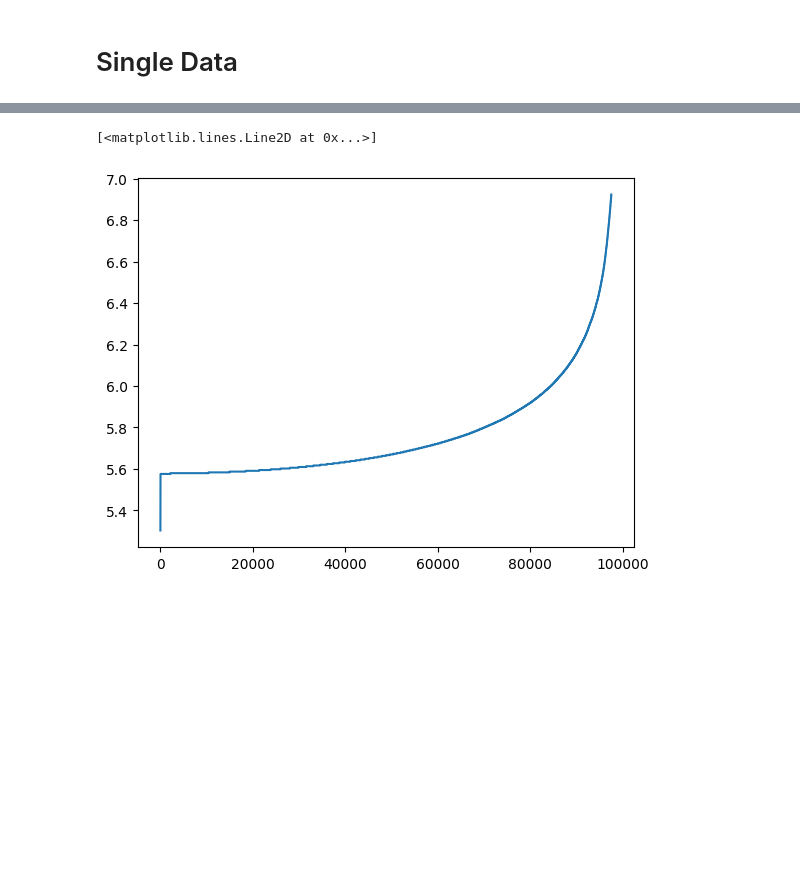
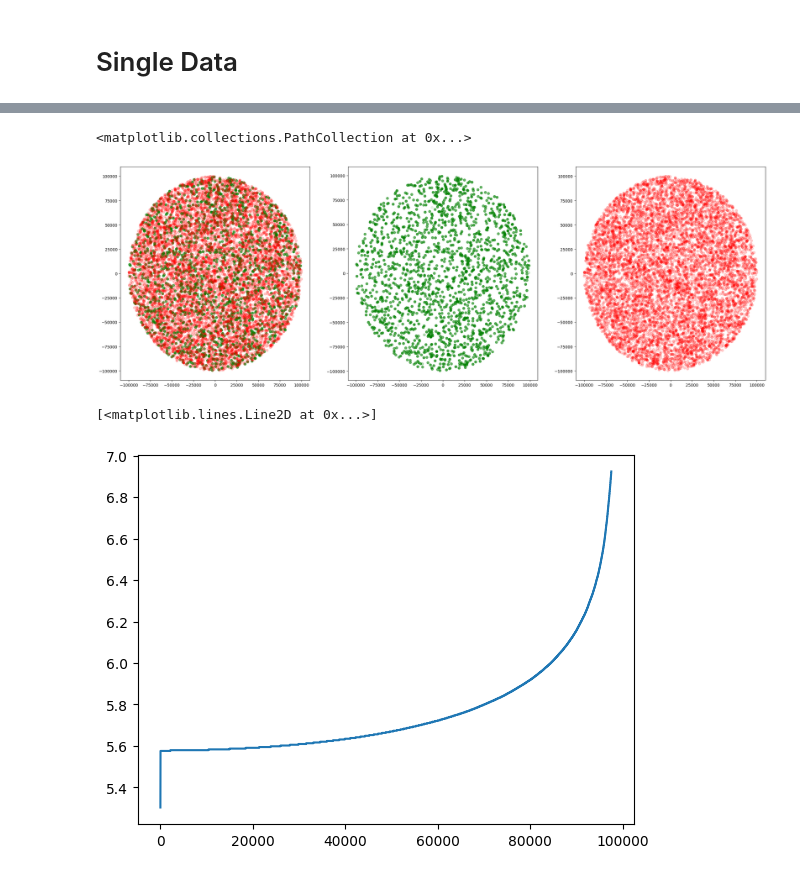
Before and after one commit to zbh888/LEOhandover, a Jupyter notebook: src/dataprocess.ipynb, the cells around one changed output, grey strips where cells are left out. Cells and saved outputs as stored; diff of their text form; code cells hidden in the pictures; blank space fills up the shorter version.

```diff
--- a/src/dataprocess.ipynb
+++ b/src/dataprocess.ipynb
@@ -34,7 +34,7 @@ def generate_points(n, R, x, y):
         points.append(generate_one(R, x, y))
     return points
 
-pos=generate_points(60000, 100000, 0, 0)
+pos=generate_points(10000, 100000, 0, 0)
 UE_positions = {}
 i = 1
 for p in pos:
@@ -78,7 +78,7 @@ retransmission_number_failure = []
 for id in res:
     r = res[id]
     res_retransmission_number[id] = len(r['timestamp']) - 2
-    res_waiting_time[id] = r['timestamp'][-1] - r['timestamp'][0]
+    res_waiting_time[id] = np.log(r['timestamp'][-1] - r['timestamp'][0])
     res_success_or_failure[id] = r['isSuccess']
 
 # Can remove
@@ -167,3 +110,37 @@ for id in UE_positions:
+# %%
+# import numpy as np
+fig, axes = plt.subplots(1, 3, figsize=(36*0.8, 12*0.8))
+
+# Combined Graph
+pos_x = np.array([UE_positions[id][0] for id in UE_positions])
+pos_y = np.array([UE_positions[id][1] for id in UE_positions])
+res_success_or_failure_array = np.array([res_success_or_failure[id] for id in UE_positions])
+colors = np.where(res_success_or_failure_array, 'g', 'red')
+alpha = np.array([res_alpha[id] for id in UE_positions])
+axes[0].scatter(x=pos_x, y=pos_y, c=colors, alpha=alpha)
+
+# Success
+success_UE_positions = {}
+for id in UE_positions:
+    if res_success_or_failure[id]:
+        success_UE_positions[id] = UE_positions[id]
+pos_x = np.array([success_UE_positions[id][0] for id in success_UE_positions])
+pos_y = np.array([success_UE_positions[id][1] for id in success_UE_positions])
+alpha = np.array([res_alpha[id] for id in success_UE_positions])
+axes[1].scatter(x=pos_x, y=pos_y, c='g', alpha=alpha)
+
+# Failure
+failure_UE_positions = {}
+for id in UE_positions:
+    if not res_success_or_failure[id]:
+        failure_UE_positions[id] = UE_positions[id]
+pos_x = np.array([failure_UE_positions[id][0] for id in failure_UE_positions])
+pos_y = np.array([failure_UE_positions[id][1] for id in failure_UE_positions])
+alpha = np.array([res_alpha[id] for id in failure_UE_positions])
+axes[2].scatter(x=pos_x, y=pos_y, c='r', alpha=alpha)
+# %% [output]
+<matplotlib.collections.PathCollection at 0x...>
+[figure, added]
 # %%
 plt.plot(sorted(np.log(waiting_time_failure)))
 # %% [output]
```
Also changed, not shown: parts of 4 cells of this notebook.
